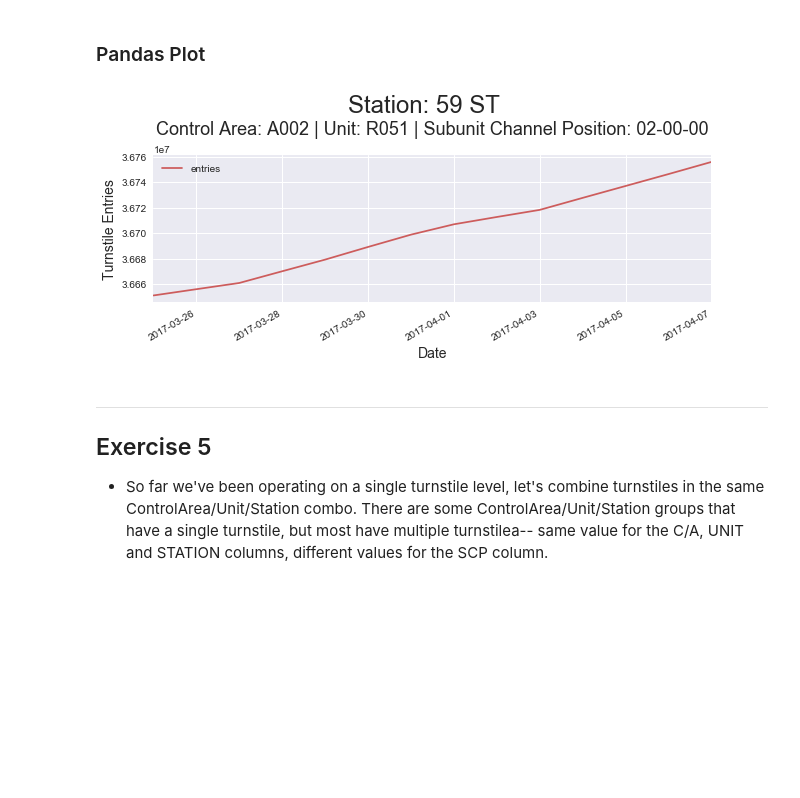
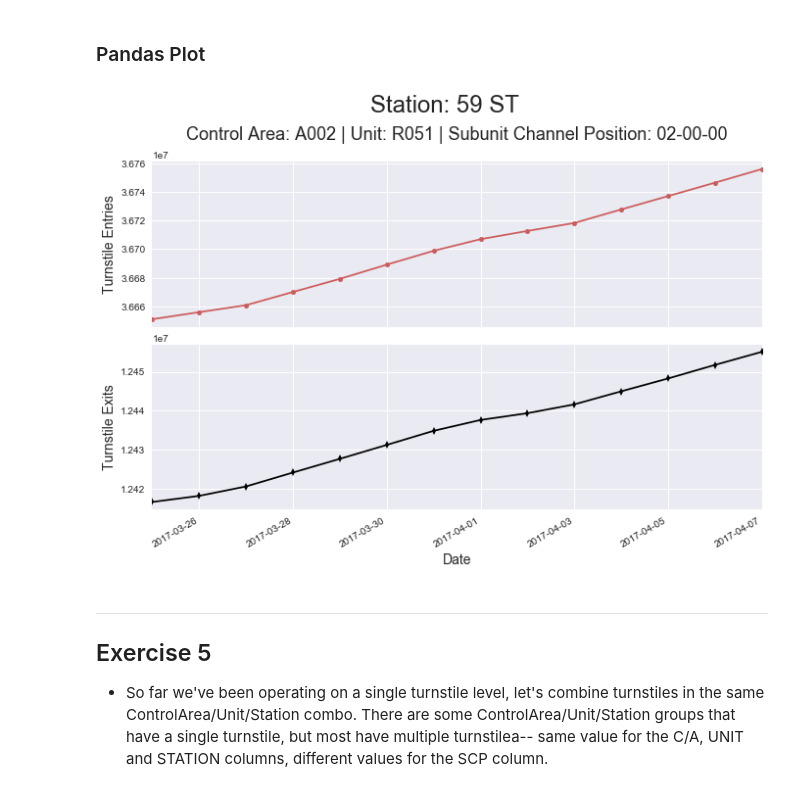
Before and after one commit to TimothyHelton/k2datascience, a Jupyter notebook: notebooks/EDA_MTA_Exercises.ipynb, the cells around one changed output. Drawn from its saved outputs; the diff is of its cells as text; code cells hidden in the pictures; blank space fills up the shorter version.

```diff
--- a/notebooks/EDA_MTA_Exercises.ipynb
+++ b/notebooks/EDA_MTA_Exercises.ipynb
@@ -322,25 +322,36 @@ fig.autofmt_xdate();
 ### Pandas Plot
 # %%
 label_size = 14
+marker_size = 5
 
-fig = plt.figure('Station 59 ST: Daily Turnstile Entries', figsize=(10, 3),
+fig = plt.figure('Station 59 ST: Daily Turnstile Entries', figsize=(10, 7),
                  facecolor='white', edgecolor='black')
-ax1 = plt.subplot2grid((1, 1), (0, 0))
+rows, cols = (2, 1)
+ax1 = plt.subplot2grid((rows, cols), (0, 0))
+ax2 = plt.subplot2grid((rows, cols), (1, 0), sharex=ax1)
 
 dt = d.turnstile_daily.query(('c_a == "A002"'
                               '& unit == "R051"'
                               '& scp == "02-00-00"'
                               '& station == "59 ST"'))
-dt.plot(x=dt.index.levels[4], y='entries', color='IndianRed', ax=ax1)
+dt.plot(x=dt.index.levels[4], y='entries', color='IndianRed', legend=None,
+        markersize=marker_size, marker='o', ax=ax1)
 
-plt.suptitle('Station: 59 ST', fontsize=24, y=1.16);
-plt.title('Control Area: A002 | Unit: R051 | Subunit Channel Position: 02-00-00',
-          fontsize=18, y=1.10);
-ax1.set_xlabel('Date', fontsize=label_size)
+ax1.set_title('Control Area: A002 | Unit: R051 | Subunit Channel Position: 02-00-00',
+              fontsize=18, y=1.10)
 ax1.set_ylabel('Turnstile Entries', fontsize=label_size)
+
+dt.plot(x=dt.index.levels[4], y='exits', color='black', legend=None,
+        markersize=marker_size, marker='d', ax=ax2)
+
+ax2.set_xlabel('Date', fontsize=label_size)
+ax2.set_ylabel('Turnstile Exits', fontsize=label_size)
+
+plt.suptitle('Station: 59 ST', fontsize=24, y=1.04);
+plt.tight_layout()
 fig.autofmt_xdate();
 # %% [output]
-[figure, old version]
+[figure, new version]
 # %% [markdown]
 ---
 ## Exercise 5
```
Also changed, not shown: parts of 9 cells of this notebook, 2 other files.
